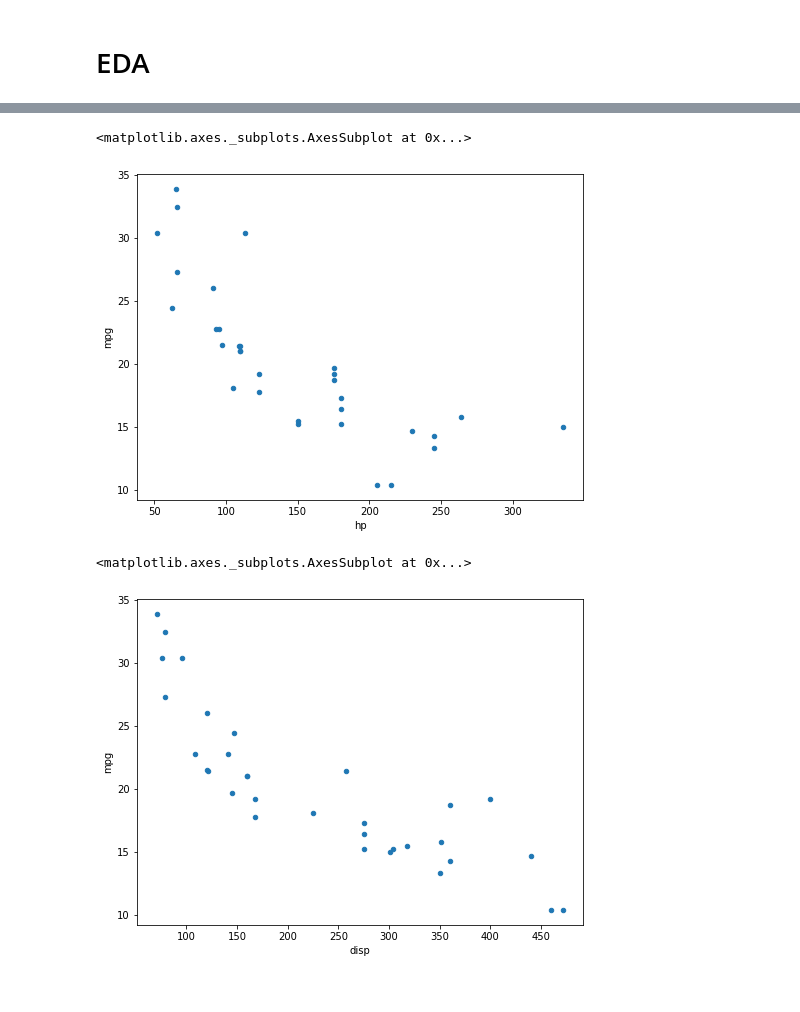
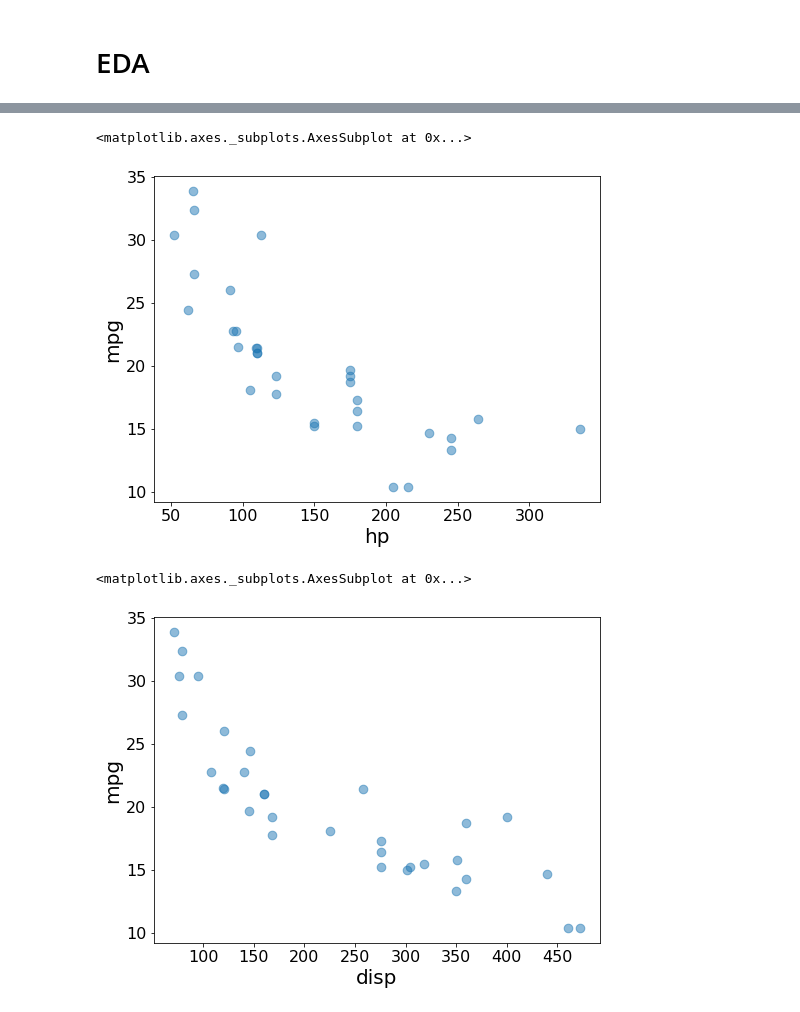
Before and after one commit to MrKriss/python-dev-sessions, a Jupyter notebook: analysis/01-EDA of MT Cars Data.ipynb, the cells around one changed output, grey strips where cells are left out. Drawn from its saved outputs; the diff is of its cells as text; code cells hidden in the pictures.

```diff
--- a/analysis/01-EDA of MT Cars Data.ipynb
+++ b/analysis/01-EDA of MT Cars Data.ipynb
@@ -30 +25,13 @@ df
+# %%
+import matplotlib.pyplot as plt
+import matplotlib as mpl
+plot_params = {
+    "figure.figsize": (8, 6),
+    "axes.titlesize" : 24,
+    "axes.labelsize" : 20,
+    "lines.markersize" : 1000,
+    "xtick.labelsize" : 16,
+    "ytick.labelsize" : 16,
+}
+mpl.rcParams.update(plot_params)
 # %%
@@ -40,10 +47,10 @@ df.plot.scatter(x="qsec", y='mpg', figsize=figsize)
 # %%
-df.plot.scatter(x="hp", y='mpg', figsize=figsize)
+df.plot.scatter(x="hp", y='mpg',  s=75, alpha=.5)
 # %% [output]
 <matplotlib.axes._subplots.AxesSubplot at 0x...>
-[figure, old version]
+[figure, new version]
 # %%
-df.plot.scatter(x="disp", y='mpg', figsize=figsize)
+df.plot.scatter(x="disp", y='mpg',  s=75, alpha=.5)
 # %% [output]
 <matplotlib.axes._subplots.AxesSubplot at 0x...>
-[figure, old version]
+[figure, new version]
```
Also changed, not shown: parts of 8 cells of this notebook, 2 other files.
